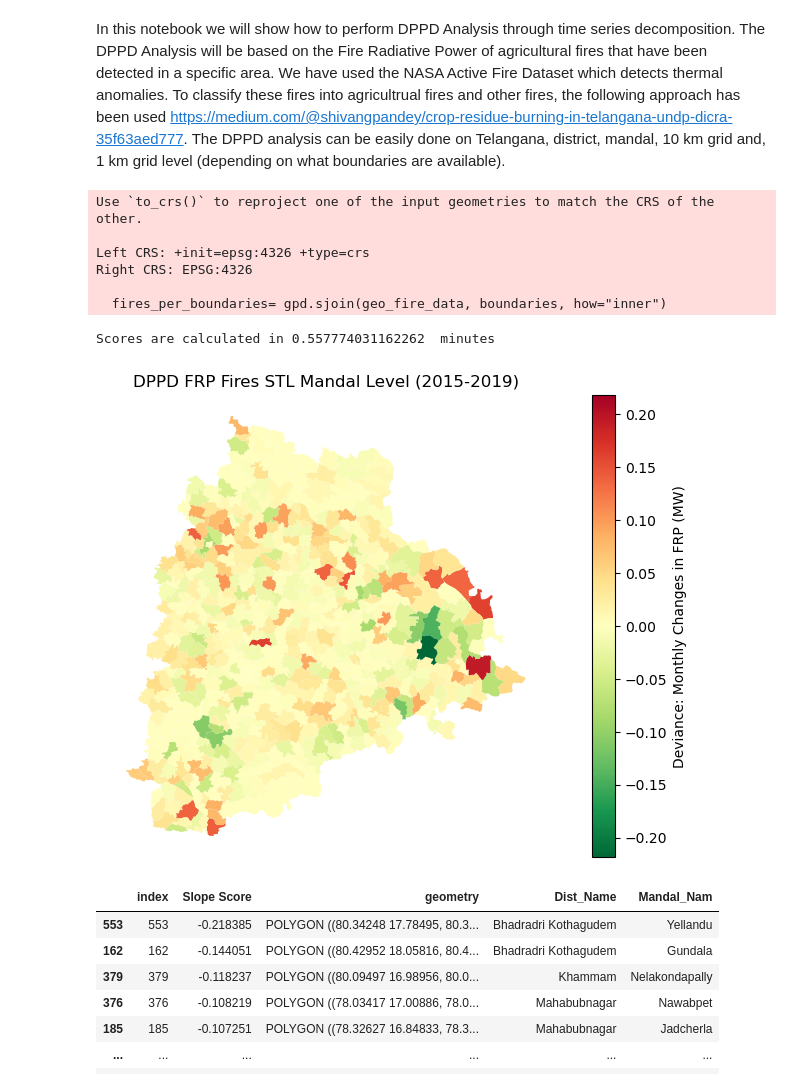
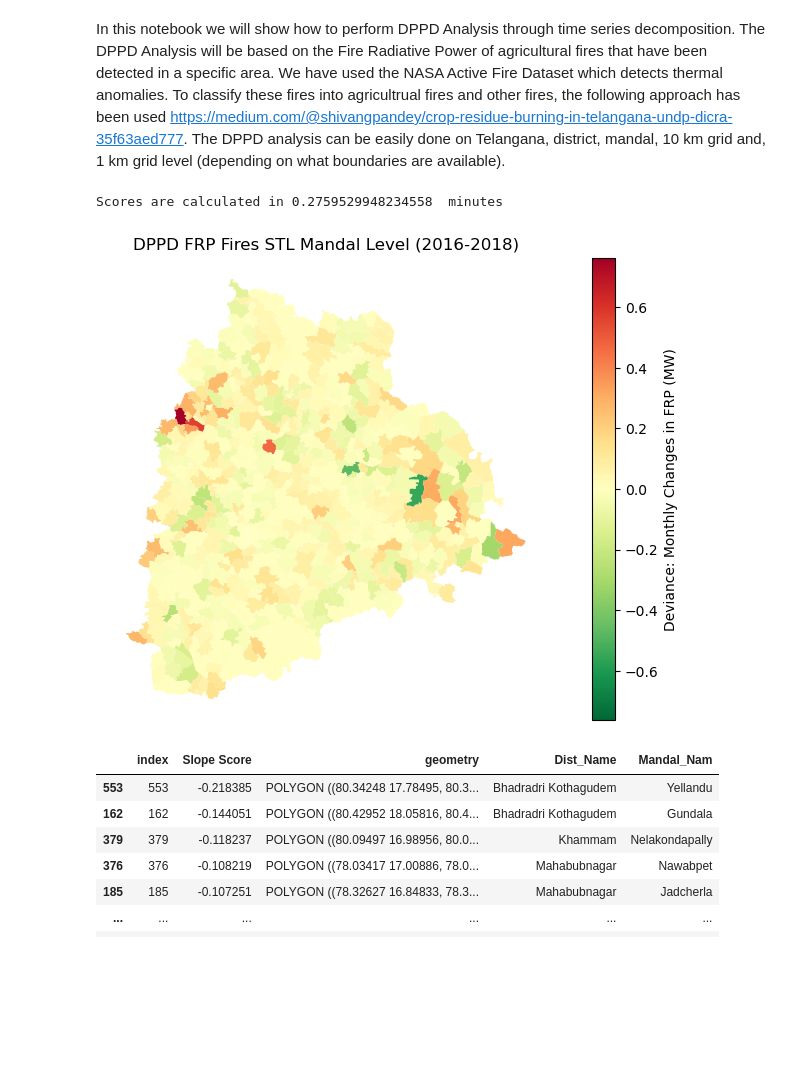
Before and after one commit to undpindia/dicra, a Jupyter notebook: analytics/sandbox/notebooks/crop_fires/DPPD_Jesse/Fires/DPPD_Final_FRP_fires.ipynb, the cells around one changed output. Saved outputs shown, nothing was run; the diff lists cells and outputs as text; code cells hidden in the pictures; blank space fills up the shorter version.

```diff
--- a/analytics/sandbox/notebooks/crop_fires/DPPD_Jesse/Fires/DPPD_Final_FRP_fires.ipynb
+++ b/analytics/sandbox/notebooks/crop_fires/DPPD_Jesse/Fires/DPPD_Final_FRP_fires.ipynb
@@ -19,7 +19,8 @@ import time
 # %%
 #Load Data
 os.chdir('c:\\Users\\Jesse\\OneDrive\\Documenten\\Master BAOR\\Thesis\\GitHub\\dicra\\analytics\\sandbox\\notebooks\\crop_fires\\Classification_Fires')
-fire_data_classified = pd.read_csv('fires_data_classified.csv', index_col=0)
+#fire_data_classified = pd.read_csv('fires_data_classified.geojson', index_col=0)
+fire_data_classified = gpd.read_file('fires_data_classified.geojson')
 #Select only the agricultural fires
 fire_data = fire_data_classified[fire_data_classified['agricultural'] == 1]
 
@@ -95,7 +96,7 @@ def fire_frp(beginyear:int, endyear:int, fire_data, boundaries, level:str):
         seas = endyear-beginyear+1
 
     #Create geodataframe from the data
-    geo_fire_data = gpd.GeoDataFrame(fire_data,geometry = gpd.points_from_xy(fire_data.longitude,fire_data.latitude), crs = {'init': 'epsg:4326'})
+    geo_fire_data = gpd.GeoDataFrame(fire_data,geometry = fire_data.geometry, crs = {'init': 'epsg:4326'})
 
     #Make sure the geometry columns are in the right format
     geo_fire_data = geo_fire_data[['geometry', 'acq_date', 'fireID', 'frp']]
@@ -199,16 +200,10 @@ def fire_frp(beginyear:int, endyear:int, fire_data, boundaries, level:str):
 
     return(plt.show(), DPPD_df)
 # %%
-figure, DPPD_df_mandal_2019 = fire_frp(2015, 2019, fire_data, mandal_boundaries, 'Mandal')
+figure, DPPD_df_mandal_2018 = fire_frp(2016, 2018, fire_data, mandal_boundaries, 'Mandal')
 # %% [output]
-Use `to_crs()` to reproject one of the input geometries to match the CRS of the other.
-
-Left CRS: +init=epsg:4326 +type=crs
-Right CRS: EPSG:4326
-
-  fires_per_boundaries= gpd.sjoin(geo_fire_data, boundaries, how="inner")
+Scores are calculated in 0.2759529948234558  minutes
-Scores are calculated in 0.557774031162262  minutes
-[figure, old version]
+[figure, new version]
 # %%
 df = DPPD_df_mandal_2019.merge(mandal_boundaries[['Dist_Name', 'Mandal_Nam', 'index']], on = ['index'])
 df.sort_values(by='Slope Score')
```
Also changed, not shown: 13 other files.
